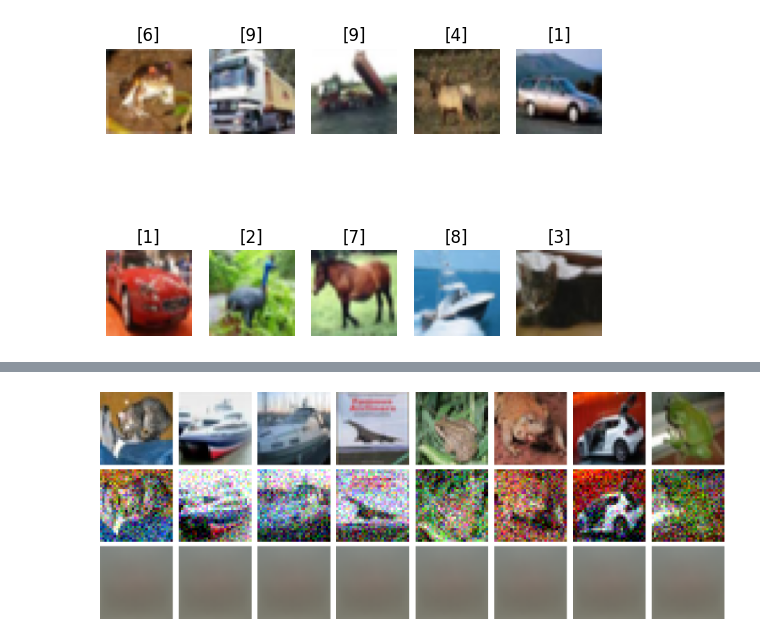
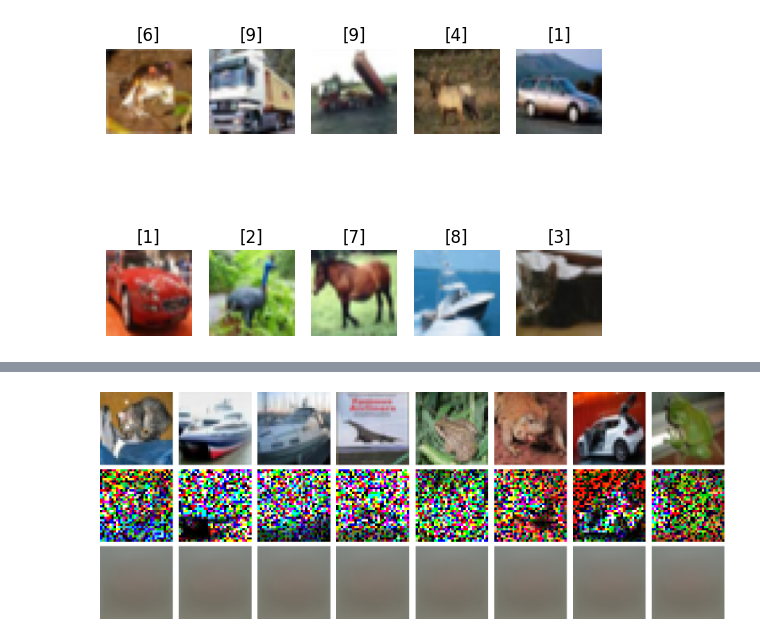
Before and after one commit to FelipeMestre/MachineLearning, a Jupyter notebook: NeuralNetworks/Chapter 17 Autoencoders, GANs and Diffusion Models/01 - denoising autoencoder.ipynb, the cells around one changed output, grey strips where cells are left out. Drawn from its saved outputs; the diff is of its cells as text; code cells hidden in the pictures.

```diff
--- a/NeuralNetworks/Chapter 17 Autoencoders, GANs and Diffusion Models/01 - denoising autoencoder.ipynb
+++ b/NeuralNetworks/Chapter 17 Autoencoders, GANs and Diffusion Models/01 - denoising autoencoder.ipynb
@@ -93,7 +94,7 @@ plt.show()
 # %%
 encoder = tf.keras.Sequential([
     tf.keras.layers.Flatten(),
-    tf.keras.layers.Dropout(0.2),
+    tf.keras.layers.Dropout(0.5),
     tf.keras.layers.Dense(32 * 32 * 3, activation="relu"),
     tf.keras.layers.Dense(5000, activation="relu"),
     tf.keras.layers.Dense(4000, activation="relu"),
@@ -167,33 +167,34 @@ KeyboardInterrupt:
 # %%
 import numpy as np
 import matplotlib.pyplot as plt
-import tensorflow as tf
-from tensorflow import keras
 
-# Asegúrate de usar imágenes, no labels
-(x_train, _), (x_test, _) = keras.datasets.cifar10.load_data()
-x_test = x_test.astype("float32") / 255.0
+def plot_denoised_images(autoencoder, x_test, n=8, dropout_rate=0.5):
+    clean = x_test[:n]
+    noisy = tf.clip_by_value(clean + 0.15 * tf.random.normal(tf.shape(clean)), 0.0, 1.0)
 
-n = 8
-clean = x_test[:n]
-noisy = tf.clip_by_value(clean + 0.15 * tf.random.normal(tf.shape(clean)), 0.0, 1.0)
+    denoised = autoencoder.predict(noisy, verbose=0)
 
-denoised = autoencoder.predict(noisy, verbose=0)
+    # 👇 cast a float32 para matplotlib
+    clean = clean.astype(np.float32)
+    noisy = noisy.numpy().astype(np.float32)
+    denoised = denoised.astype(np.float32)
 
-# 👇 cast a float32 para matplotlib
-clean = clean.astype(np.float32)
-noisy = noisy.numpy().astype(np.float32)
-denoised = denoised.astype(np.float32)
+    dropout = tf.keras.layers.Dropout(dropout_rate)
+    noisy  = dropout(clean, training=True)
 
-fig, ax = plt.subplots(3, n, figsize=(2*n, 6))
-for i in range(n):
-    ax[0, i].imshow(np.clip(clean[i], 0, 1));    ax[0, i].axis("off")
-    ax[1, i].imshow(np.clip(noisy[i], 0, 1));    ax[1, i].axis("off")
-    ax[2, i].imshow(np.clip(denoised[i], 0, 1)); ax[2, i].axis("off")
-plt.tight_layout()
-plt.show()
+    noisy = noisy.numpy().astype(np.float32)
+
+    fig, ax = plt.subplots(3, n, figsize=(2*n, 6))
+    for i in range(n):
+        ax[0, i].imshow(np.clip(clean[i], 0, 1));    ax[0, i].axis("off")
+        ax[1, i].imshow(np.clip(noisy[i], 0, 1));    ax[1, i].axis("off")
+        ax[2, i].imshow(np.clip(denoised[i], 0, 1)); ax[2, i].axis("off")
+    plt.tight_layout()
+    plt.show()
+
+plot_denoised_images(autoencoder, x_test)
 # %% [output]
-[figure, old version]
+[figure, new version]
 # %%
 
 
```
Also changed, not shown: parts of 8 cells of this notebook, 2 other files.
